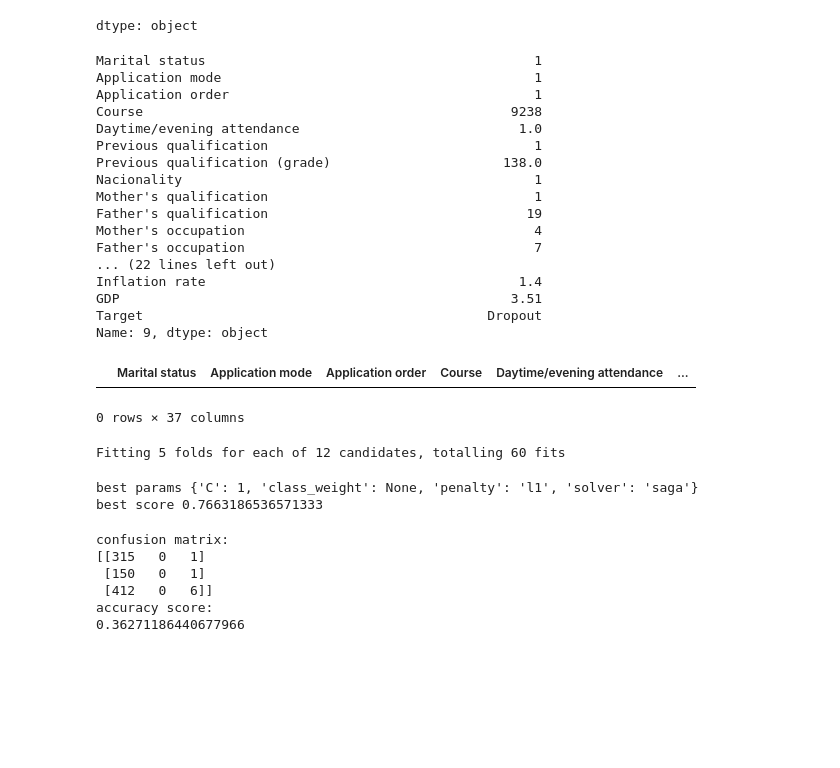
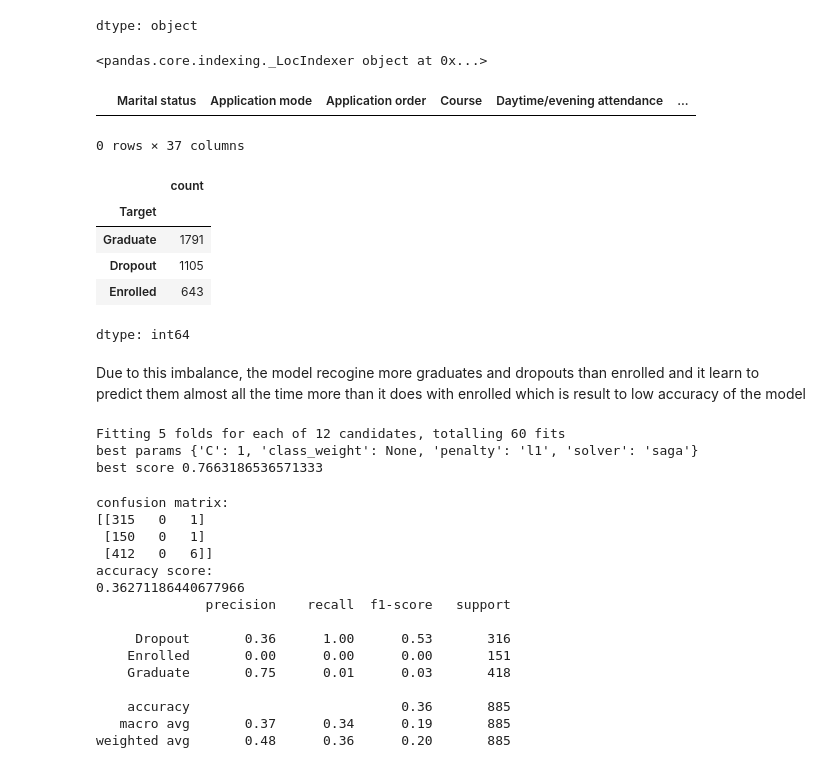
Before and after one commit to Carine-69/SchoolDropOut-RW, a Jupyter notebook: SchoolDropOut.ipynb, the cells around one changed output. Drawn from its saved outputs; the diff is of its cells as text; code cells hidden in the pictures; blank space fills up the shorter version.

```diff
--- a/SchoolDropOut.ipynb
+++ b/SchoolDropOut.ipynb
@@ -77,27 +80,11 @@ feature = ['Course', 'Application mode', 'Previous qualification', 'Target'] # f
 similar_rows_mask = (df['Daytime/evening attendance'].notnull()) & (df[feature]==missing_row[feature]).all(axis=1)
 if similar_rows_mask.any():
   df.loc[9, 'Daytime/evening attendance'] = df.loc[similar_rows_mask, 'Daytime/evening attendance'].mode()[0]
-  print(df.loc[9])
+  print(df.loc)
 else:
   print("No similar rows found to impute the missing value.") # find the most similar idataset to match the mising raw and use it's data to fill in the blank and if non found, print 'no similar rows found to impute the missing value'
 # %% [output]
-Marital status                                          1
-Application mode                                        1
-Application order                                       1
-Course                                               9238
-Daytime/evening attendance                            1.0
-Previous qualification                                  1
-Previous qualification (grade)                      138.0
-Nacionality                                             1
-Mother's qualification                                  1
-Father's qualification                                 19
-Mother's occupation                                     4
-Father's occupation                                     7
-... (22 lines left out)
-Inflation rate                                        1.4
-GDP                                                  3.51
-Target                                            Dropout
-Name: 9, dtype: object
+<pandas.core.indexing._LocIndexer object at 0x...>
 # %%
 df[df.isnull().any(axis=1)]
 # %% [output]
@@ -146 +129,12 @@ model = LogisticRegression(max_iter=1000, multi_class='multinomial')
+# %%
+y_train.value_counts()
+# %% [output]
+|  | count |
+| Target |  |
+| Graduate | 1791 |
+| Dropout | 1105 |
+| Enrolled | 643 |
+dtype: int64
+# %% [markdown]
+Due to this imbalance, the model recogine more graduates and dropouts than enrolled and it learn to predict them almost all the time more than it does with enrolled which is result to low accuracy of the model
 # %%
@@ -152,7 +155,7 @@ grid = {
 }
 # %%
 # Initialize GridSearchCV
-grid_search = GridSearchCV(model, grid, cv=5, scoring='accuracy', verbose=1, n_jobs=-1)
+grid_search = GridSearchCV(model_1, grid, cv=5, scoring='accuracy', verbose=1, n_jobs=-1)
 
 # Fit GridSearchCV
 grid_search.fit(x_train_scaled, y_train)
@@ -161,10 +164,10 @@ print("best params", grid_search.best_params_)
 print("best score", grid_search.best_score_)
 # %% [output]
 Fitting 5 folds for each of 12 candidates, totalling 60 fits
+best params {'C': 1, 'class_weight': None, 'penalty': 'l1', 'solver': 'saga'}
+best score 0.7663186536571333
-best params {'C': 1, 'class_weight': None, 'penalty': 'l1', 'solver': 'saga'}
-best score 0.7663186536571333
 # %%
-best_model = grid_search.best_estimator_
+# best_model = grid_search.best_estimator_
 #make prediction
 y_pred = best_model.predict(x_test)
 #test the model
@@ -174,6 +177,7 @@ print('confusion matrix:')
 print(cm)
 print('accuracy score:')
 print(test_accuracy)
+print(classification_report(y_test, y_pred))
 # %% [output]
 confusion matrix:
 [[315   0   1]
@@ -181,3 +185,12 @@ confusion matrix:
  [412   0   6]]
 accuracy score:
 0.36271186440677966
+              precision    recall  f1-score   support
+
+     Dropout       0.36      1.00      0.53       316
+    Enrolled       0.00      0.00      0.00       151
+    Graduate       0.75      0.01      0.03       418
+
+    accuracy                           0.36       885
+   macro avg       0.37      0.34      0.19       885
+weighted avg       0.48      0.36      0.20       885
```
Also changed, not shown: parts of 6 cells of this notebook.
